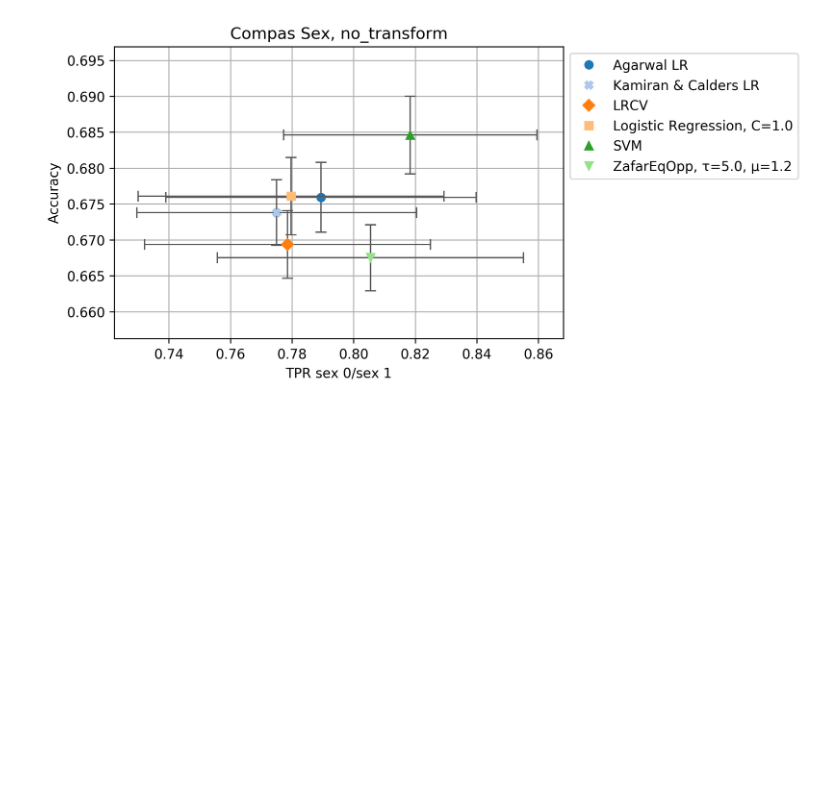
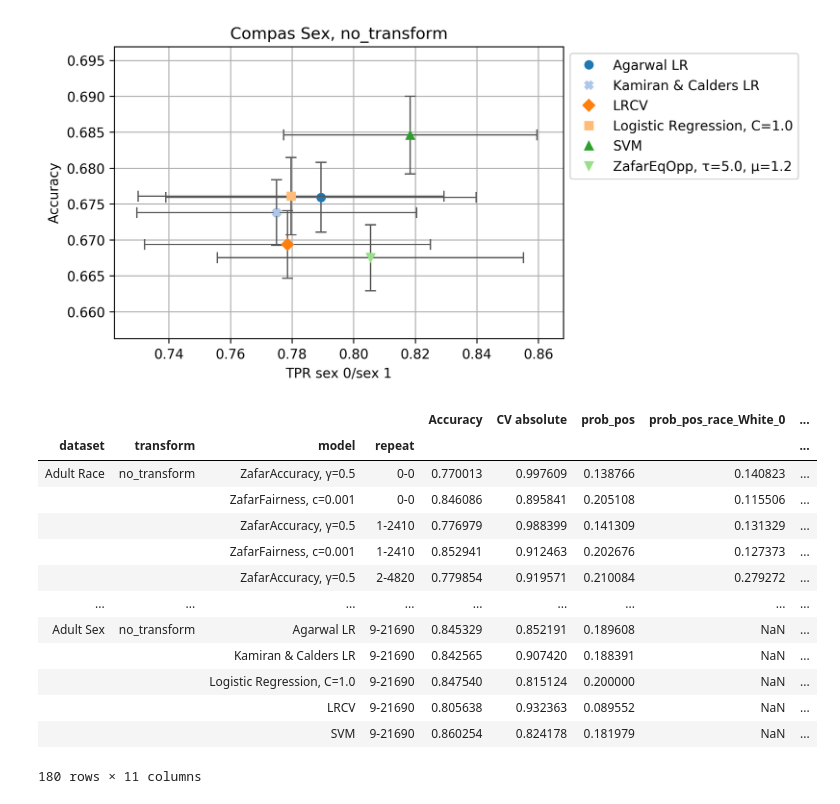
Before and after one commit to wearepal/ethicml-models, a Jupyter notebook: experiments/baselines.ipynb, the cells around one changed output. Drawn from its saved outputs; the diff is of its cells as text; code cells hidden in the pictures; blank space fills up the shorter version.

```diff
--- a/experiments/baselines.ipynb
+++ b/experiments/baselines.ipynb
@@ -116 +79,18 @@ plot_mean_std_box(results, "Accuracy", "TPR_sex_0/sex_1", save=False, use_cross=
+# %%
+dp_results
+# %% [output]
+|  |  |  |  | Accuracy | CV absolute | prob_pos | prob_pos_race_White_0 | ... |
+| dataset | transform | model | repeat |  |  |  |  | ... |
+| Adult Race | no_transform | ZafarAccuracy, γ=0.5 | 0-0 | 0.770013 | 0.997609 | 0.138766 | 0.140823 | ... |
+|  |  | ZafarFairness, c=0.001 | 0-0 | 0.846086 | 0.895841 | 0.205108 | 0.115506 | ... |
+|  |  | ZafarAccuracy, γ=0.5 | 1-2410 | 0.776979 | 0.988399 | 0.141309 | 0.131329 | ... |
+|  |  | ZafarFairness, c=0.001 | 1-2410 | 0.852941 | 0.912463 | 0.202676 | 0.127373 | ... |
+|  |  | ZafarAccuracy, γ=0.5 | 2-4820 | 0.779854 | 0.919571 | 0.210084 | 0.279272 | ... |
+| ... | ... | ... | ... | ... | ... | ... | ... | ... |
+| Adult Sex | no_transform | Agarwal LR | 9-21690 | 0.845329 | 0.852191 | 0.189608 | NaN | ... |
+|  |  | Kamiran & Calders LR | 9-21690 | 0.842565 | 0.907420 | 0.188391 | NaN | ... |
+|  |  | Logistic Regression, C=1.0 | 9-21690 | 0.847540 | 0.815124 | 0.200000 | NaN | ... |
+|  |  | LRCV | 9-21690 | 0.805638 | 0.932363 | 0.089552 | NaN | ... |
+|  |  | SVM | 9-21690 | 0.860254 | 0.824178 | 0.181979 | NaN | ... |
+180 rows × 11 columns
 # %%
```
Also changed, not shown: parts of 12 cells of this notebook, 12 other files.
